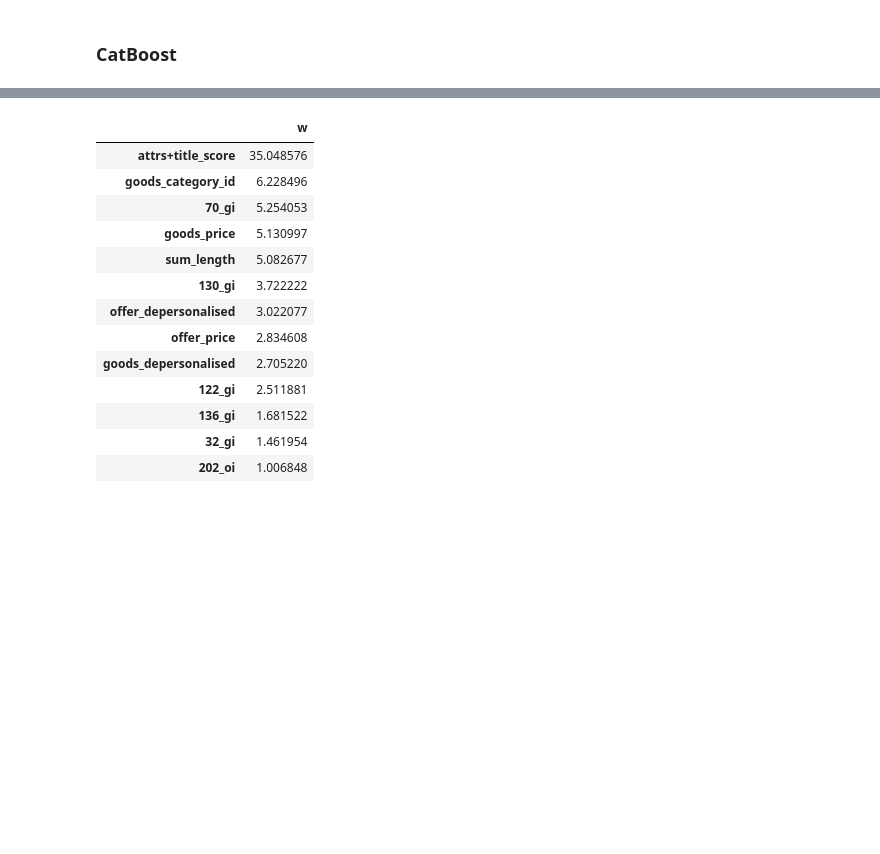
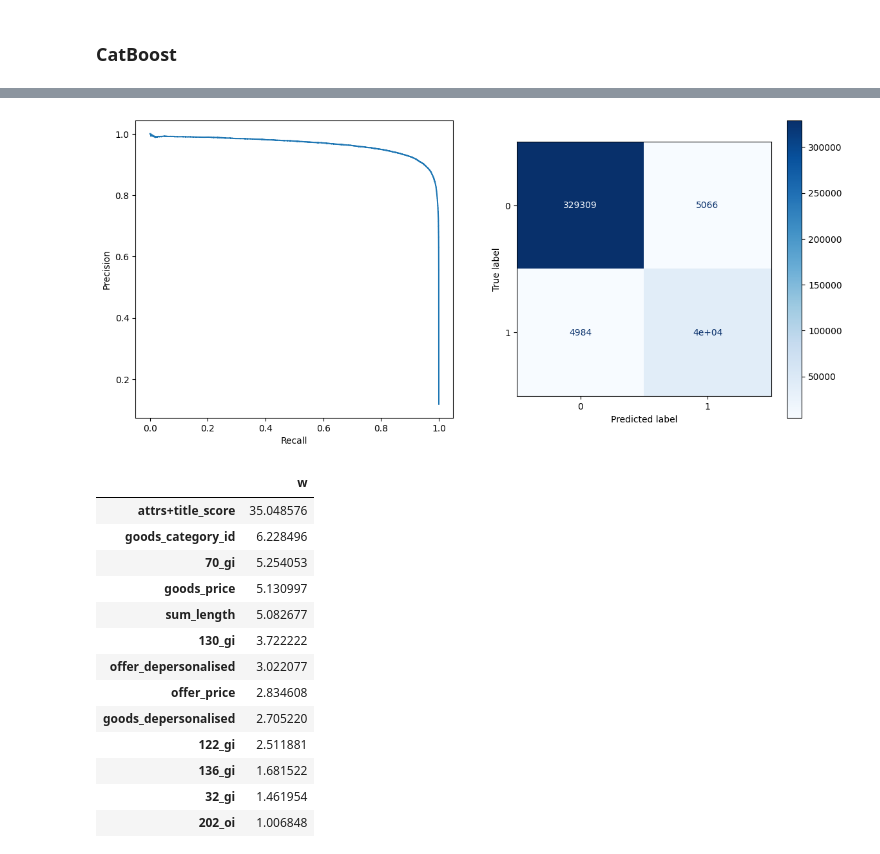
Before and after one commit to Danspers/Samokat.tech-Matching, a Jupyter notebook: Samokat.tech-Matching.ipynb, the cells around one changed output, grey strips where cells are left out. Cells and saved outputs as stored; diff of their text form; code cells hidden in the pictures; blank space fills up the shorter version.

```diff
--- a/Samokat.tech-Matching.ipynb
+++ b/Samokat.tech-Matching.ipynb
@@ -1257,6 +1343,17 @@ axs[1].set_title('Матрица ошибок')
 #axs[1].set_xlabel('Вероятность мэтчинга среди собранных пар')
 #axs[1].grid()
 plt.show()
+# %%
+fig, (ax1, ax2) = plt.subplots(1, 2, figsize=FIGSIZE)
+
+pr_display = PrecisionRecallDisplay(precision=precision, recall=recall)
+pr_display.plot(ax=ax1, )
+
+cm = ConfusionMatrixDisplay(confusion_matrix(valid_Y, valid_pred))
+cm.plot(ax=ax2, cmap=plt.cm.Blues)
+plt.show()
+# %% [output]
+[figure, added]
 # %%
 # значимость признаков
 w = pd.DataFrame(data=model_CB.get_feature_importance(), index=train_X.columns, columns=['w'])
```
Also changed, not shown: parts of 16 cells of this notebook.
